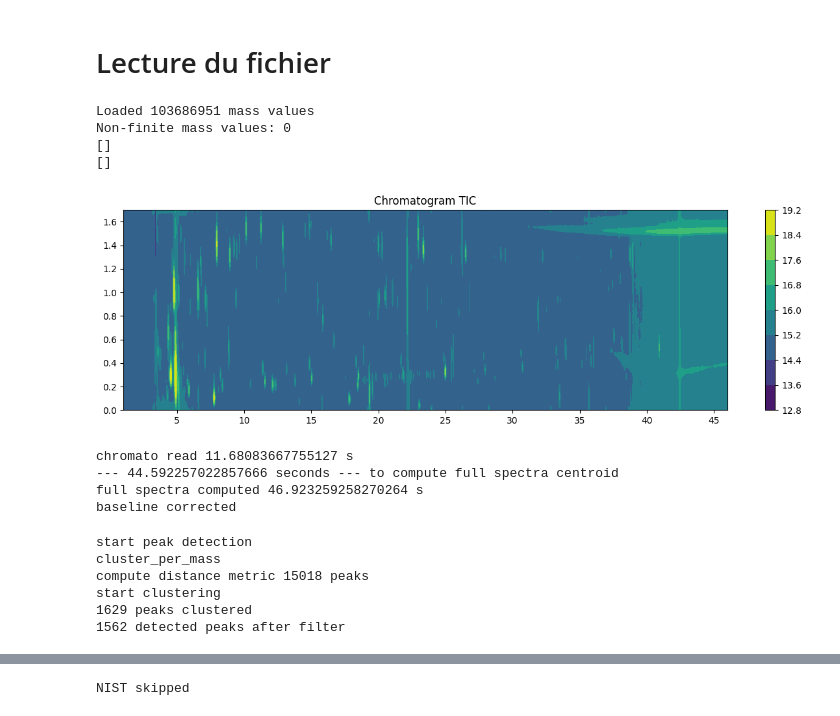
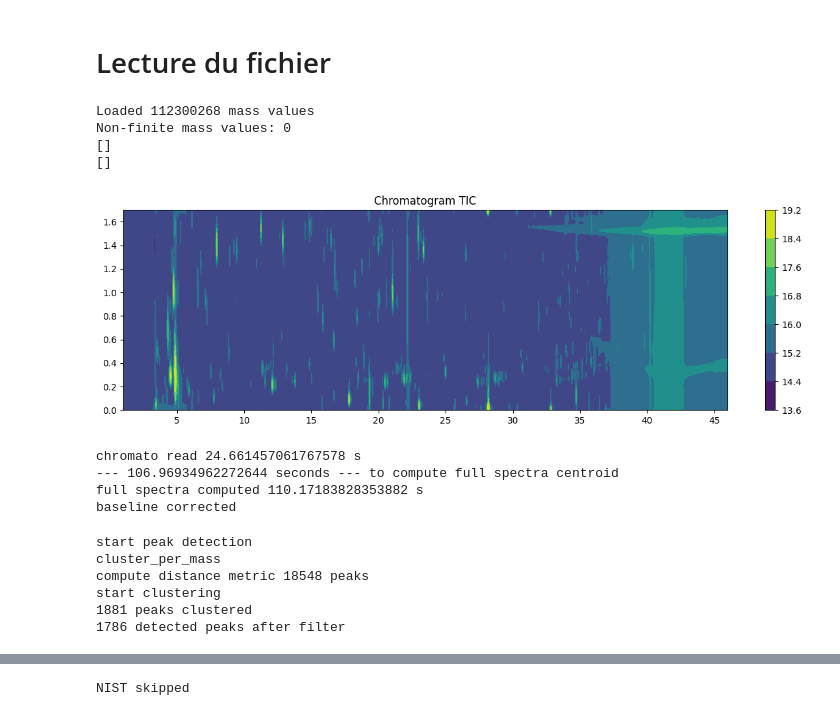
Before and after one commit to Lollith/Python-2DGC-Alignment, a Jupyter notebook: notebooks/db_scan.ipynb, the cells around one changed output, grey strips where cells are left out. Cells and saved outputs as stored; diff of their text form; code cells hidden in the pictures.

```diff
--- a/notebooks/db_scan.ipynb
+++ b/notebooks/db_scan.ipynb
@@ -24,22 +24,22 @@ from dbscan_peak import detection_mass_par_mass_Dog
 # Lecture du fichier
 # %%
 filename="/app/GCxGC/GCxGC/APPROCHS/001_2382_FA_J14.cdf"
-filename='D:/cdf centroid/A-F-028-817822-droite-ReCIVA.cdf'
 filename="D:/VOLATIL-CF_03/751316_QCd20new.cdf"
 filename="D:/GCxGC/APPROCHS/001_2382_FA_J14.cdf"
-filename='D:/cdf centroid/H-N-027-802116-Tedlar.cdf'
-filename="D:/GCxGC_MS/DATA/A-A-026-751311-gauche-ReCIVA.cdf"
+filename='D:/cdf centroid/B-A-009-751353-gauche-ReCIVA.cdf'
+filename='D:/cdf centroid/A-F-028-817822-droite-ReCIVA.cdf'
+filename='D:/cdf centroid/B-K-031-751355-Tedlar.cdf'
 
 chromato, time_rn, chromato_cube, sigma, mass_range=read_chromato_and_chromato_cube(filename, mod_time=1.7, pre_process=True)
 # %% [output]
-Loaded 103686951 mass values
+Loaded 112300268 mass values
 Non-finite mass values: 0
 []
 []
-[figure, old version]
+[figure, new version]
-chromato read 11.68083667755127 s
---- 44.592257022857666 seconds --- to compute full spectra centroid
-full spectra computed 46.923259258270264 s
+chromato read 24.661457061767578 s
+--- 106.96934962272644 seconds --- to compute full spectra centroid
+full spectra computed 110.17183828353882 s
 baseline corrected
 # %%
 import dbscan_peak
@@ -62,7 +62,7 @@ coordinates = dbscan_peak.detection_mass_par_mass_Dog(chromato_cube,(chromato, t
 # %% [output]
 start peak detection
 cluster_per_mass
-compute distance metric 15018 peaks
+compute distance metric 18548 peaks
 start clustering
-1629 peaks clustered
-1562 detected peaks after filter
+1881 peaks clustered
+1786 detected peaks after filter
```
Also changed, not shown: parts of 51 cells of this notebook, 2 other files.
